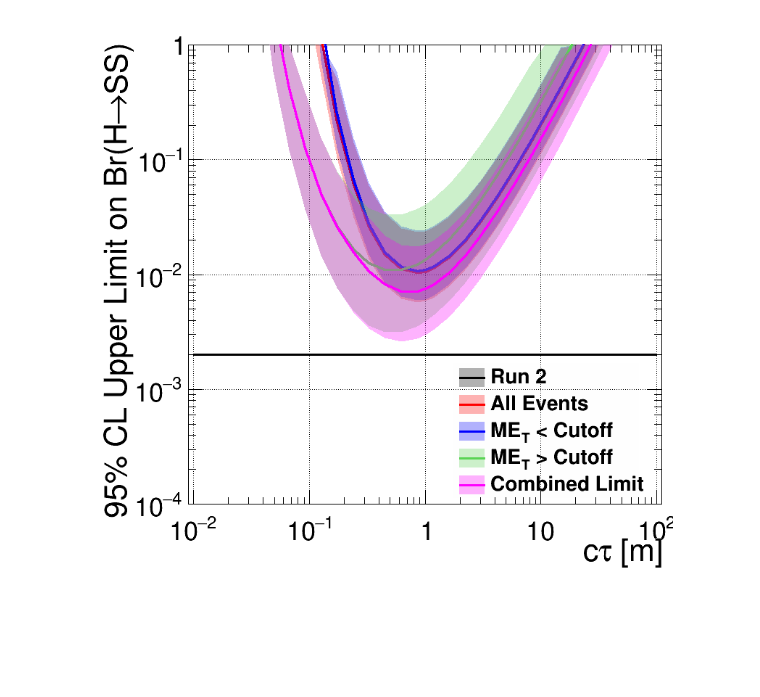
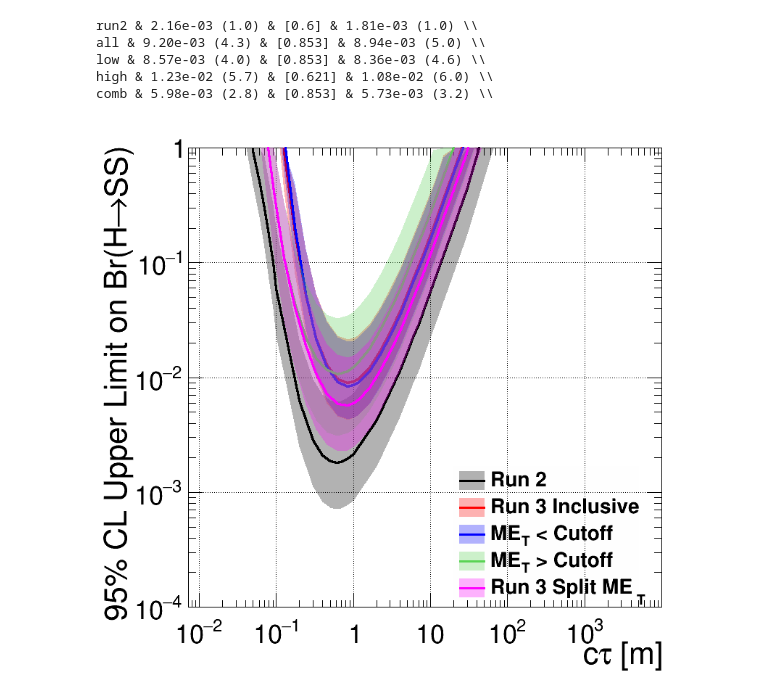
Before and after one commit to cms-lpc-llp/mds_analysis, a Jupyter notebook: notebooks/split_limit.ipynb, the cells around one changed output. Drawn from its saved outputs; the diff is of its cells as text; code cells hidden in the pictures; blank space fills up the shorter version.

```diff
--- a/notebooks/split_limit.ipynb
+++ b/notebooks/split_limit.ipynb
@@ -507,7 +812,6 @@ for il, name in enumerate(['run2', 'all', 'low', 'high', 'comb']):
         limitELs = limit_dict[name]['2.5'] # * 23/137
         limitEHs = limit_dict[name]['97.5'] # * 23/137
 
-        print(ctaus.shape, mets.shape, limits.shape)
         # _mets, _limits = mets, limits
         _mets, _limits = mets[ctaus == CTAU], limits[ctaus == CTAU]
         # _limitELs, _limitEHs = limitELs[ctaus == CTAU], limitEHs[ctaus == CTAU]
@@ -515,12 +819,14 @@ for il, name in enumerate(['run2', 'all', 'low', 'high', 'comb']):
     else:
         _mets = mets[ctaus == CTAU]
 
-        _limits = np.ones_like(_mets) * 2e-3#r2_limit_tree[r2_limit_tree[:,0] == CTAU, -1]
-        _limitELs = np.abs(np.ones_like(_mets) * 7e-4 - _limits)#r2_limit_tree[r2_limit_tree[:,0] == CTAU, 1]
-        _limitEHs = np.abs(np.ones_like(_mets) * 9e-3 - _limits)#r2_limit_tree[r2_limit_tree[:,0] == CTAU, -2]
+        _limits = r2_limit_tree[r2_limit_tree[:,0] == CTAU/1000, -1] * np.ones_like(_mets)
+        _limitELs = np.abs(r2_limit_tree[r2_limit_tree[:,0] == CTAU/1000, 1] * np.ones_like(_mets) - _limits)
+        _limitEHs = np.abs(r2_limit_tree[r2_limit_tree[:,0] == CTAU/1000, -2] * np.ones_like(_mets) - _limits)
 
-    # gr = TGraph(len(mets), mets*1., limits*1.)
-    # print(name, _limitELs, _limitEHs)
+    idx = np.argmin(_limits)
+    print(f'{name}: met={_mets[idx]} limit={_limits[idx]} (limit/R2 = {_limits[idx] / R2_LIMIT})')
+
+
     gr = TGraphAsymmErrors(len(_mets), _mets*1., _limits*1., _mets*0., _mets*0., _limitELs*1., _limitEHs*1.)
     gr.SetName(names[name])
     gr.GetXaxis().SetTitle('ME_{T} Categorization Boundary [GeV]')
@@ -559,8 +882,8 @@ limit_dict['comb']['limit'][idx], limit_dict['comb']['met'][idx], limit_dict['co
 # %%
 mets = limit_dict['all']['met']
 ctaus = limit_dict['all']['ctau']
-mets_plot = [85]
 # mets_plot = [25, 50, 75, 100, 150, 200]
+mets_plot = [75]
 
 canvas = TCanvas('','',800,800)
 canvas.SetLogx()
@@ -573,53 +896,67 @@ legend.SetFillColorAlpha(rt.kWhite, 0)
 legend.SetTextSize(0.04)
 legend.SetMargin(0.2)
 ii = 0
-names = {'run2':'Run 2','all': 'All Events', 'high' : 'ME_{T} > Cutoff', 'low' : 'ME_{T} < Cutoff', 'comb' : 'Combined Limit'}
+names = {'run2':'Run 2','all': 'Run 3 Inclusive', 'high' : 'ME_{T} > Cutoff', 'low' : 'ME_{T} < Cutoff', 'comb' : 'Run 3 Split ME_{T}'}
 for met in mets_plot:
     for il, name in enumerate(['run2', 'all', 'low', 'high', 'comb']):
-        # if name not in ('run2','comb'):
+        # if name not in ('run2','all','comb'):
         #     continue
         if name in limit_dict:
             limits = limit_dict[name]['limit'] #* 23/137
             limitELs = limit_dict[name]['2.5'] #* 23/137
             limitEHs = limit_dict[name]['97.5'] #* 23/137
 
-            # _ctaus, _limits = ctaus, limits
-            _ctaus, _limits = ctaus[mets == met], limits[mets == met]
-            # _limitELs, _limitEHs = limitELs[mets == met], limitEHs[mets == met]
+            # _ctaus, _limits = ctaus/1000, limits
+            _ctaus, _limits = ctaus[mets == met]/1000, limits[mets == met]
+            # _limitELs, _limitEHs = limitELs[mets == met]/1000, limitEHs[mets == met]
             _limitELs, _limitEHs = np.abs(_limits - limitELs[mets == met]), np.abs(limitEHs[mets == met] - _limits)
 
         else:
-            _ctaus = ctaus
-            _limits = np.ones_like(ctaus) * 2e-3
-            _limitELs, _limitEHs = 0*_limits, 0*_limits
+            _ctaus = r2_limit_tree[:, 0]
+            _limits = r2_limit_tree[:, -1]
+            _limitELs = np.abs(r2_limit_tree[:, 1] - _limits)
+            _limitEHs = np.abs(r2_limit_tree[:, -2] - _limits)
 
         # gr = TGraph(len(ctaus), ctaus*1., limits*1.)
         # gr = TGraph(len(_ctaus), _ctaus*1., _limits*1.)
-        gr = TGraphAsymmErrors(len(_ctaus), _ctaus*1. / 1000, _limits*1., _ctaus*0., _ctaus*0., _limitELs*1., _limitEHs*1.)
+        gr = TGraphAsymmErrors(len(_ctaus), _ctaus*1., _limits*1., _ctaus*0., _ctaus*0., _limitELs*1., _limitEHs*1.)\
+
+        lm1 = np.min(_limits[_ctaus==1])
+        lmb = np.min(_limits)
+        ctb = _ctaus[_limits == lmb]
+        r21 = np.min(r2_limit_tree[r2_limit_tree[:,0]==1,-1])
+        r2b = np.min(r2_limit_tree[:,-1])
+
+        print(f'{name} & {lm1:.2e} ({lm1/r21:.1f}) & {ctb} & {lmb:.2e} ({lmb/r2b:.1f}) \\\\')
         gr.SetName(name)
         gr.SetName(names[name])
         gr.GetXaxis().SetTitle('c#tau [m]')
         gr.GetYaxis().SetTitle('95% CL Upper Limit on Br(H#rightarrowSS)')
 
         gr.SetMinimum(1e-4)
         gr.SetMaximum(1)
 
         gr.SetLineWidth(3)
         gr.SetLineColor(SCL[il])
 
         gr.SetMarkerSize(1)
         gr.SetMarkerColor(SCL[il])
         gr.SetMarkerStyle(rt.kFullCircle)
 
         gr.SetFillColorAlpha(SCL[il], 0.3)
 
         gr.Draw(('' if ii else 'A ') + 'L3')
         ii += 1
         legend.AddEntry(gr, gr.GetName(), 'LF')
         gc.append(gr)
 
 
     legend.Draw()
 canvas.Draw()
 # %% [output]
+run2 & 2.16e-03 (1.0) & [0.6] & 1.81e-03 (1.0) \\
+all & 9.20e-03 (4.3) & [0.853] & 8.94e-03 (5.0) \\
+low & 8.57e-03 (4.0) & [0.853] & 8.36e-03 (4.6) \\
+high & 1.23e-02 (5.7) & [0.621] & 1.08e-02 (6.0) \\
+comb & 5.98e-03 (2.8) & [0.853] & 5.73e-03 (3.2) \\
-[figure, old version]
+[figure, new version]
```
Also changed, not shown: parts of 23 cells of this notebook, 7 other files.
